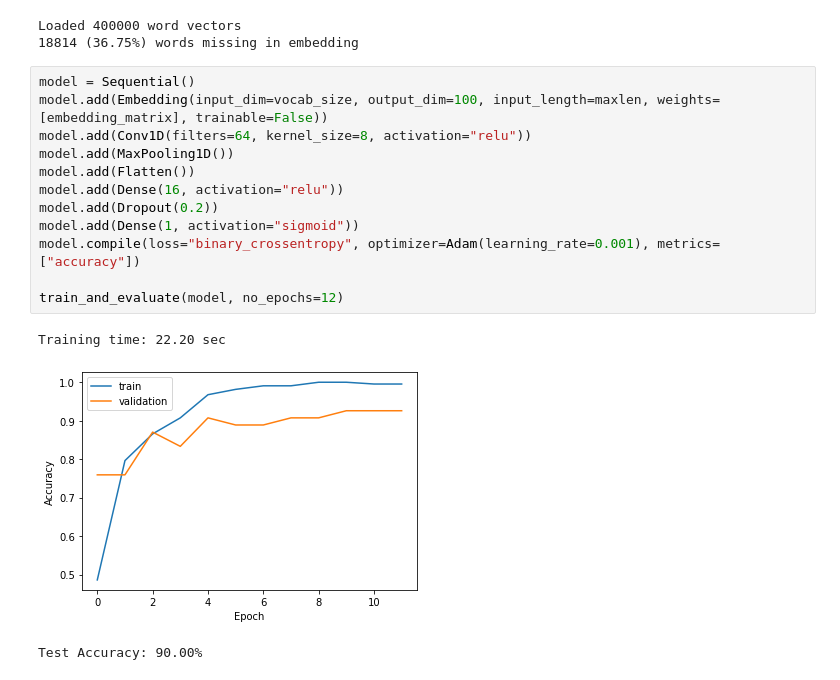
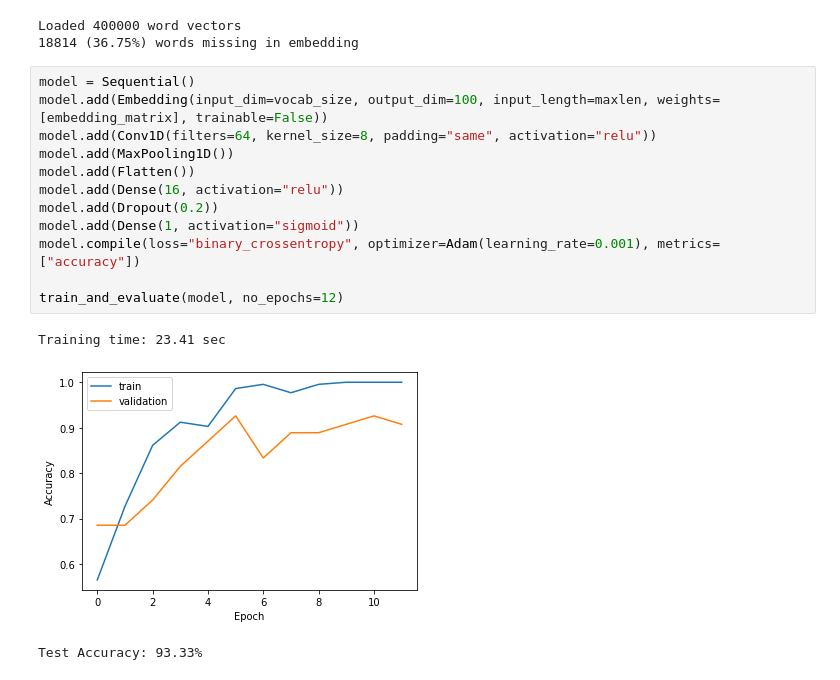
Before and after one commit to jhagelback/ml-sk, a Jupyter notebook: Keras/Wikipedia Word Embeddings.ipynb, the cells around one changed output. Saved outputs shown, nothing was run; the diff lists cells and outputs as text.

```diff
--- a/Keras/Wikipedia Word Embeddings.ipynb
+++ b/Keras/Wikipedia Word Embeddings.ipynb
@@ -191,16 +191,16 @@ Loaded 400000 word vectors
 # %%
 model = Sequential()
 model.add(Embedding(input_dim=vocab_size, output_dim=100, input_length=maxlen, weights=[embedding_matrix], trainable=False))
-model.add(Conv1D(filters=64, kernel_size=8, activation="relu"))
+model.add(Conv1D(filters=64, kernel_size=8, padding="same", activation="relu"))
 model.add(MaxPooling1D())
 model.add(Flatten())
 model.add(Dense(16, activation="relu"))
 model.add(Dropout(0.2))
 model.add(Dense(1, activation="sigmoid"))
 model.compile(loss="binary_crossentropy", optimizer=Adam(learning_rate=0.001), metrics=["accuracy"])
 
 train_and_evaluate(model, no_epochs=12)
 # %% [output]
-Training time: 22.20 sec
+Training time: 23.41 sec
-[figure, old version]
+[figure, new version]
-Test Accuracy: 90.00%
+Test Accuracy: 93.33%
```
Also changed, not shown: parts of 3 cells of this notebook.
